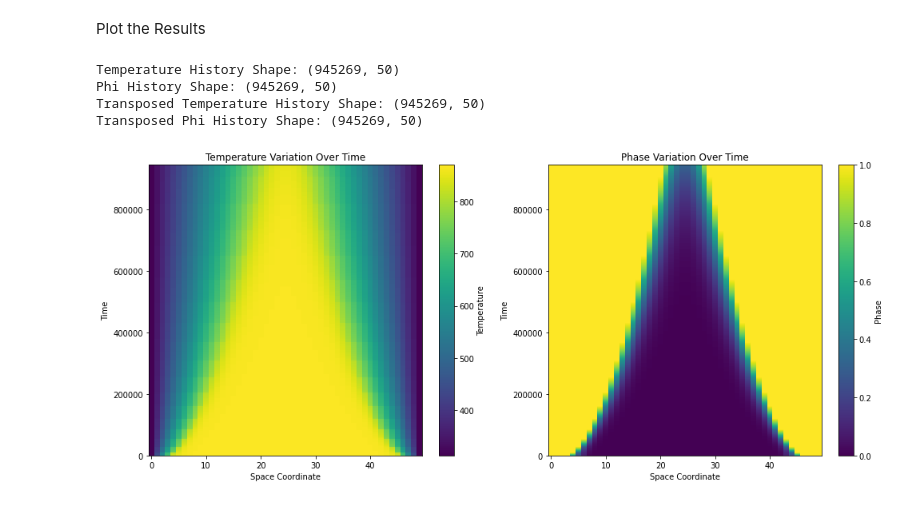
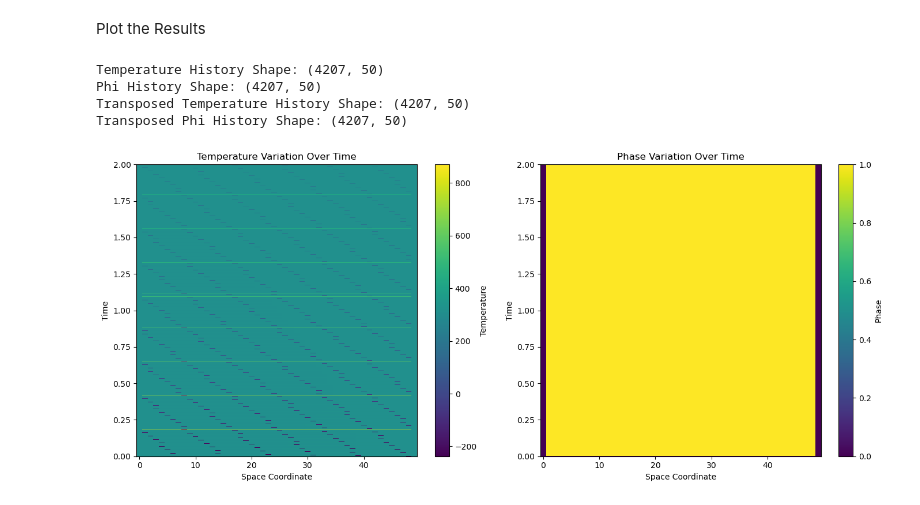
Before and after one commit to radhikrammohan/1D_HT_Pinn, a Jupyter notebook: Data_prep/1D_SVR/1D_HT_SVR_n1.ipynb, the cells around one changed output. Cells and saved outputs as stored; diff of their text form; code cells hidden in the pictures.

```diff
--- a/Data_prep/1D_SVR/1D_HT_SVR_n1.ipynb
+++ b/Data_prep/1D_SVR/1D_HT_SVR_n1.ipynb
@@ -78,13 +88,14 @@ phase = np.zeros(num_points)*1.0
 
 # Set boundary conditions
 temperature[-1] = 313.0 #(40 C)
-phase[-1] = 1.0
+phase[-1] = 0.0
 
 temperature[0] = 313.0 #(40 C)
-phase[0] = 1.0
+phase[0] = 0
+
 
 # Store initial state in history
 temperature_history = [temperature.copy()]
 phi_history = [phase.copy()]
 
-#print(temperature_history,phi_history)
+print(temperature_history,phi_history)
@@ -95,30 +114,18 @@ Solving the heat transfer equation and phase change using numerical methods
 
 for m in range(1, num_steps+1):                  # time loop
     for n in range(1,num_points-1):              # space loop, adjusted range
-        #print(f"Step {m}, point {n},Temperature: {temperature}, Phase: {phase}")
-        if temperature[n] >= T_L:
-            temperature[n] = temperature[n] + ((alpha * dt )/ dx**2) * (temperature[n+1] - 2.0 * temperature[n] + temperature[n-1])
-            phase[n] = 0
-
-            #print(m,n,temperature[n],phase[n])
-        elif T_S < temperature[n] < T_L:
-            temperature[n] = temperature[n] - (((k * dt) / (rho*(T_L-T_S)*(cp*(T_L-T_S)-L_fusion)*(dx**2))) * (temperature[n+1] - 2 * temperature[n] + temperature[n-1]))
-            phase[n] = (T_L - temperature[n]) / (T_L - T_S)
-        #print(m,n,temperature[n],phase[n])
-
-        elif temperature[n]<T_S:
-            temperature[n] = temperature[n] + ((alpha * dt )/ dx**2) * (temperature[n+1] - 2.0 * temperature[n] + temperature[n-1])
-            phase[n] = 1
-
-        else:
-            print("ERROR: should not be here")
-
-           # print(m,n,temperature[n],phase[n])
-
+        #print(f"Step {m}, space{n},Temperature: {temperature}, Phase: {phase}")
+        temp_n = temperature[n]
+        c1_val = np.max(temp_n - T_L,0) / (temperature[n]- T_L)
+        c2_val = np.max(T_S - temp_n,0) / (T_S - temperature[n])
+        c3_val = (1-c1_val)*(1-c2_val)
+        d2T_dx2 = (temperature[n+1] - 2*temperature[n] + temperature[n-1]) / dx**2
+        temperature[n] += ((c1_val*alpha_l)+(c2_val*alpha_s)+(c3_val*(k_m/rho_m*(cp_m-(L_frz/(T_L-T_S)))))) * dt * d2T_dx2
+        phase[n] = np.clip((T_L - temp_n)/(T_L-T_S),0,1)
     temperature_history.append(temperature.copy())
     phi_history.append(phase.copy())
     #Print for debugging
-    #print(f"Step {m}, space{n},Temperature: {temperature}, Phase: {phase}")
+
 
 
 #print(temperature_history)
@@ -137,36 +144,36 @@ print("Phi History Shape:", phi_history.shape)
 # Assuming temperature_history and phi_history have dimensions (time, space)
 # # If needed, transpose the arrays to match the expected dimensions of pcolormesh
 # temperature_history = temperature_history.T
 # phi_history = phi_history.T
 
 # Check the new shape after transposing
 print("Transposed Temperature History Shape:", temperature_history.shape)
 print("Transposed Phi History Shape:", phi_history.shape)
 
 # Create a meshgrid for space and time coordinates
 space_coord, time_coord = np.meshgrid(np.arange(temperature_history.shape[1]), np.arange(temperature_history.shape[0]))
-
+time_coord = time_coord * dt
 # Create a figure with two subplots
 fig, (ax1, ax2) = plt.subplots(1, 2, figsize=(14, 6))
 
 # Plot the temperature history on the left subplot
 im1 = ax1.pcolormesh(space_coord, time_coord, temperature_history, cmap='viridis')
 ax1.set_xlabel('Space Coordinate')
 ax1.set_ylabel('Time')
 ax1.set_title('Temperature Variation Over Time')
 fig.colorbar(im1, ax=ax1, label='Temperature')
 
 # Plot the phase history on the right subplot
 im2 = ax2.pcolormesh(space_coord, time_coord, phi_history, cmap='viridis')
 ax2.set_xlabel('Space Coordinate')
 ax2.set_ylabel('Time')
 ax2.set_title('Phase Variation Over Time')
 fig.colorbar(im2, ax=ax2, label='Phase')
 plt.tight_layout()
 plt.show()
 # %% [output]
-Temperature History Shape: (945269, 50)
-Phi History Shape: (945269, 50)
-Transposed Temperature History Shape: (945269, 50)
-Transposed Phi History Shape: (945269, 50)
+Temperature History Shape: (4207, 50)
+Phi History Shape: (4207, 50)
+Transposed Temperature History Shape: (4207, 50)
+Transposed Phi History Shape: (4207, 50)
-[figure, old version]
+[figure, new version]
```
Also changed, not shown: parts of 2 cells of this notebook, 3 other files.
